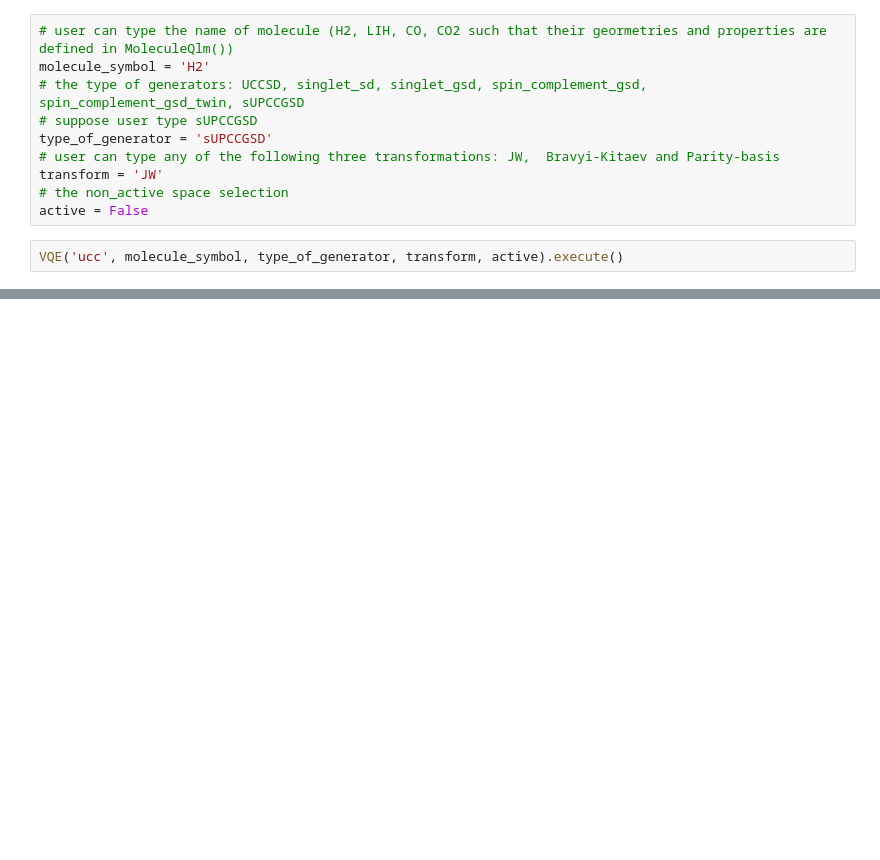
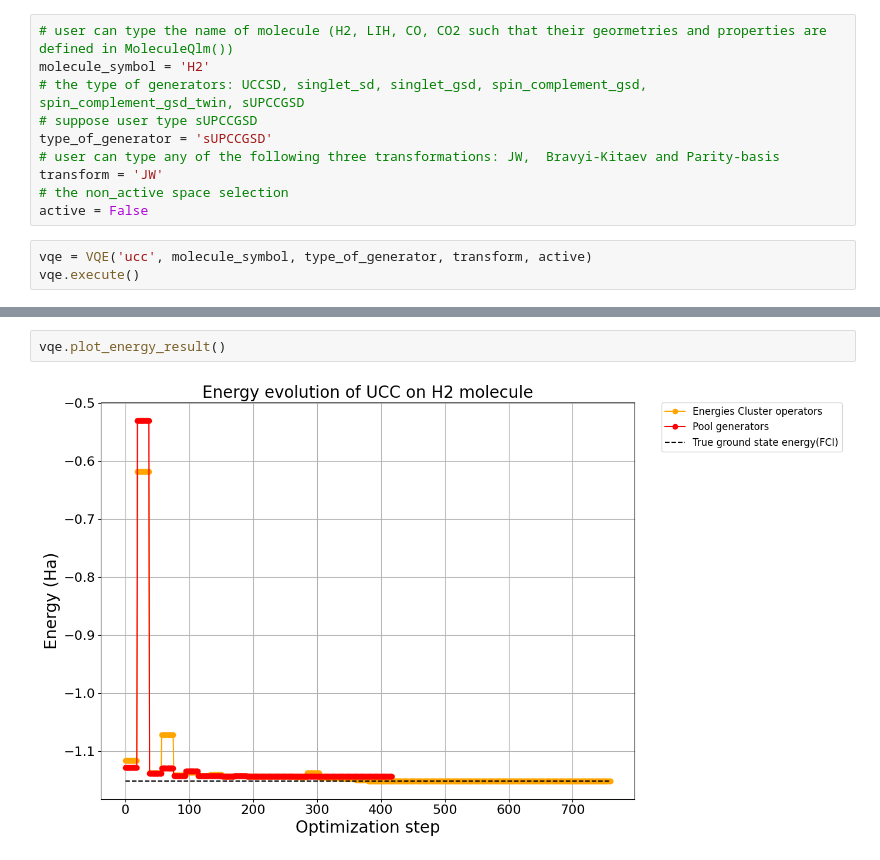
Before and after one commit to OpenVQE/OpenVQE, a Jupyter notebook: notebooks/demo_ucc.ipynb, the cells around one changed output, grey strips where cells are left out. Saved outputs shown, nothing was run; the diff lists cells and outputs as text; blank space fills up the shorter version.

```diff
--- a/notebooks/demo_ucc.ipynb
+++ b/notebooks/demo_ucc.ipynb
@@ -11,7 +12,8 @@ transform = 'JW'
 # the non_active space selection
 active = False
 # %%
-VQE('ucc', molecule_symbol, type_of_generator, transform, active).execute()
+vqe = VQE('ucc', molecule_symbol, type_of_generator, transform, active)
+vqe.execute()
 # %% [output]
  --------------------------------------------------------------------------
 Running in the non active case:
@@ -45,0 +48,4 @@ results are: {'CNOT1': 608, 'CNOT2': 608, 'len_op1': 18, 'len_op2': 18, 'energie
+# %%
+vqe.plot_energy_result()
+# %% [output]
+[figure, added]
```
Also changed, not shown: parts of 3 cells of this notebook, 12 other files.
